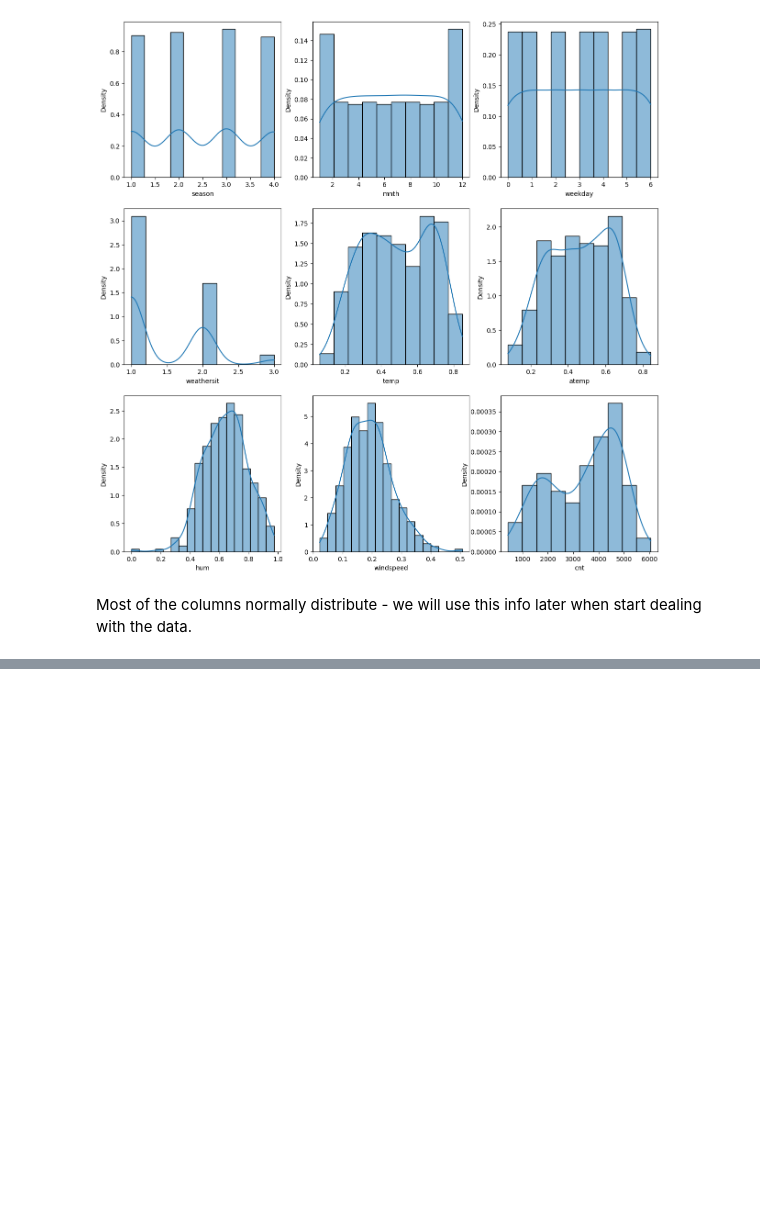
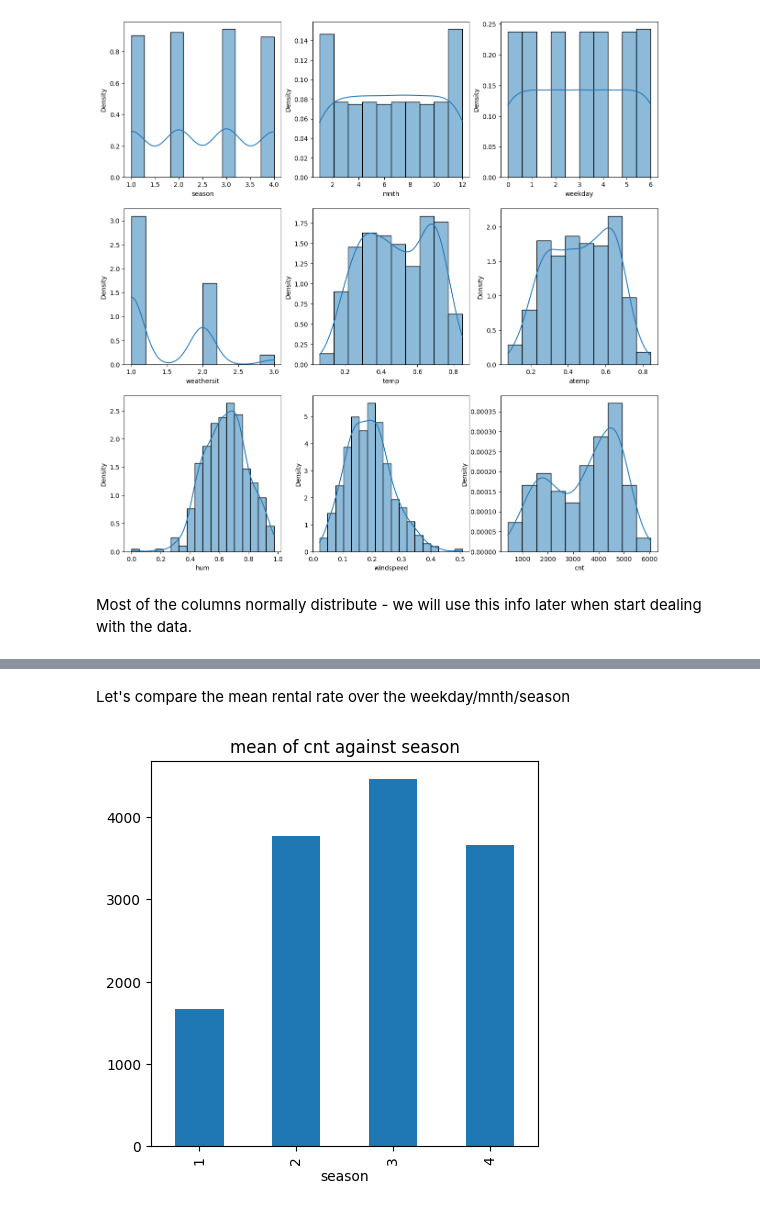
Before and after one commit to OdedHellman/Bike-Sharing-Demand---Kaggle-Competition, a Jupyter notebook: competition_notebook.ipynb, the cells around one changed output, grey strips where cells are left out. Drawn from its saved outputs; the diff is of its cells as text; code cells hidden in the pictures; blank space fills up the shorter version.

```diff
--- a/competition_notebook.ipynb
+++ b/competition_notebook.ipynb
@@ -198,0 +191,16 @@ Most of the columns normally distribute  - we will use this info later when star
+# %% [markdown]
+Let's compare the mean rental rate over the weekday/mnth/season
+# %%
+def plot_agg_againts_target(df, agg_func, target_col, agg_col):
+    """Plot the aggregation of a column against the target column"""
+    agg_df = df.groupby(agg_col)[target_col].agg(agg_func)
+    agg_df.plot(
+        kind='bar',
+        figsize=(5, 5),
+        title=f'{agg_func.__name__} of {target_col} against {agg_col}',
+        );
+# %%
+# Plot the mean of the target column against the season column
+plot_agg_againts_target(df, np.mean, 'cnt', 'season')
+# %% [output]
+[figure, added]
```
Also changed, not shown: parts of 6 cells of this notebook.
